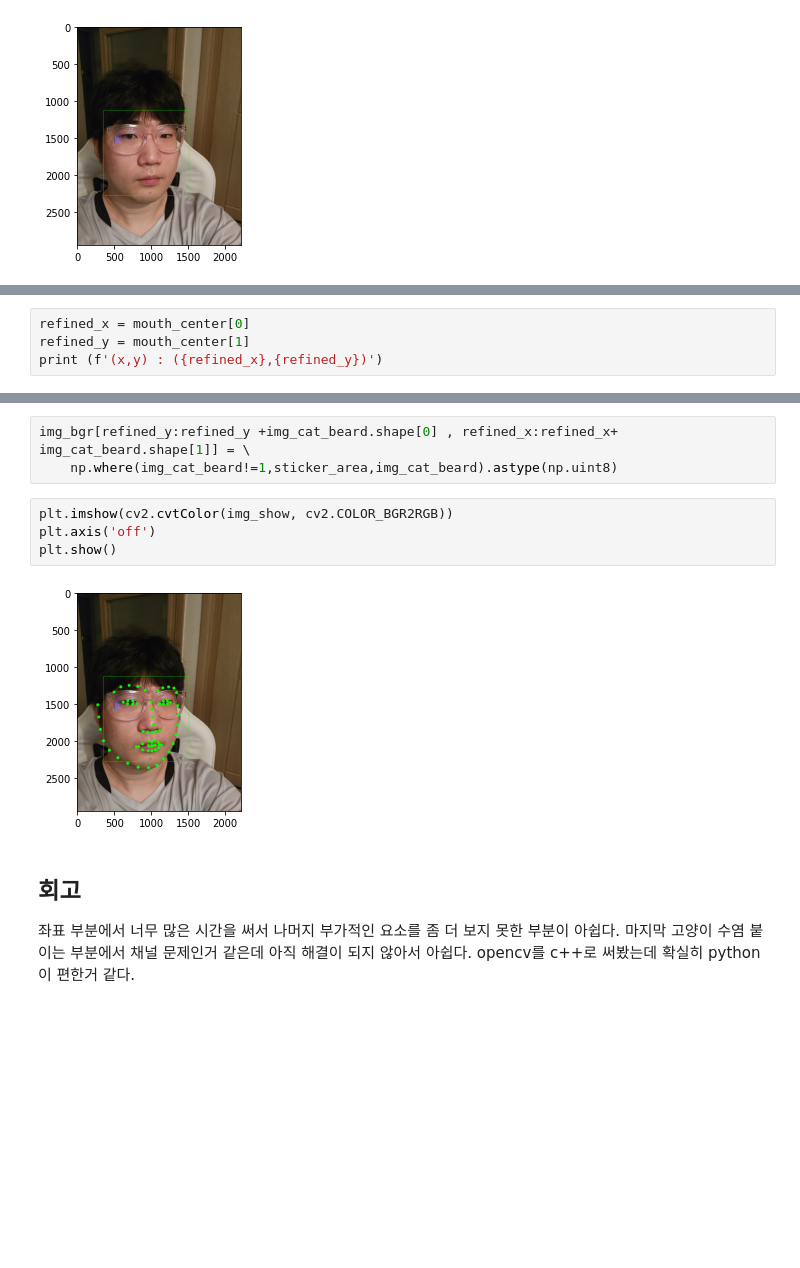
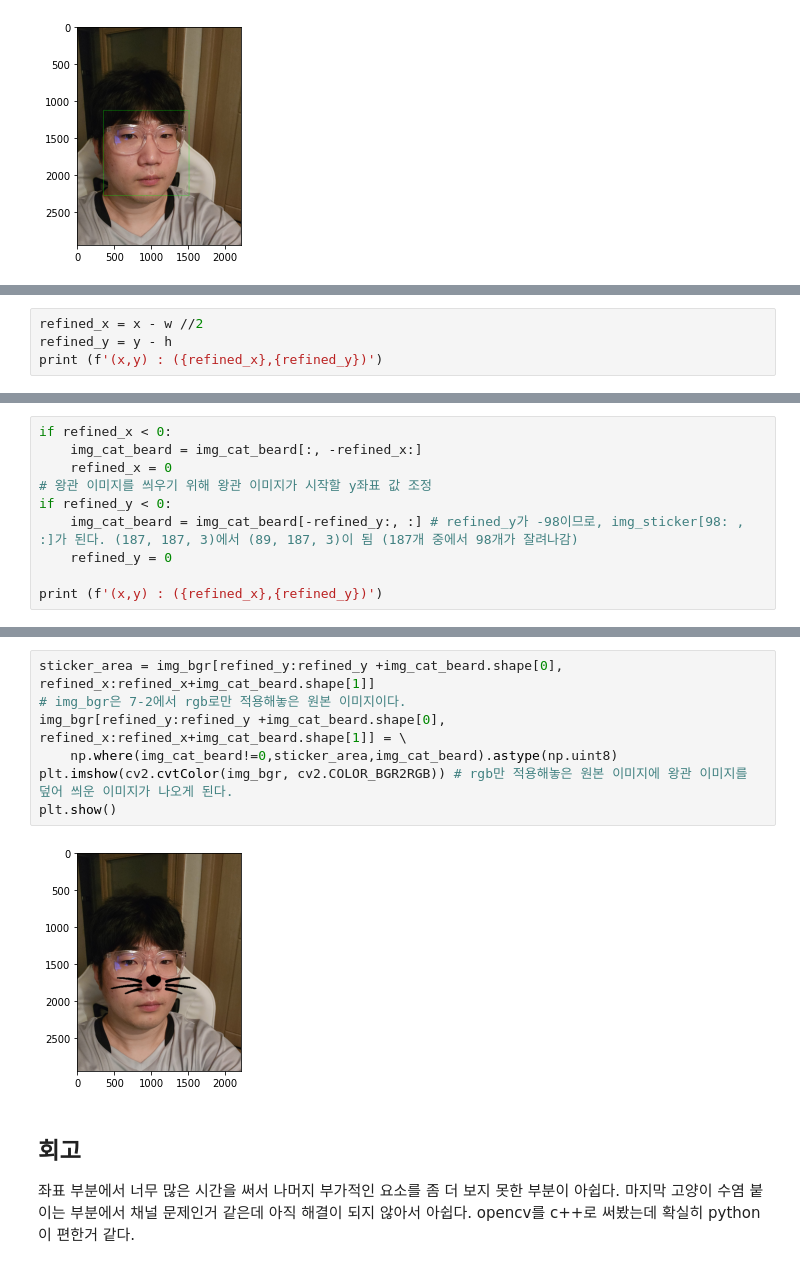
Before and after one commit to ssmyym/AIFFEL_quest_rs, a Jupyter notebook: Exploration/EX03/고양이수염.ipynb, the cells around one changed output, grey strips where cells are left out. Drawn from its saved outputs; the diff is of its cells as text; blank space fills up the shorter version.

```diff
--- a/Exploration/EX03/고양이수염.ipynb
+++ b/Exploration/EX03/고양이수염.ipynb
@@ -154,5 +160,5 @@ plt.imshow(img_cat_beard)
 # %%
-refined_x = mouth_center[0]
-refined_y = mouth_center[1]
+refined_x = x - w //2
+refined_y = y - h
 print (f'(x,y) : ({refined_x},{refined_y})')
 # %% [output]
@@ -159,0 +166,10 @@ print (f'(x,y) : ({refined_x},{refined_y})')
+# %%
+if refined_x < 0:
+    img_cat_beard = img_cat_beard[:, -refined_x:]
+    refined_x = 0
+# 왕관 이미지를 씌우기 위해 왕관 이미지가 시작할 y좌표 값 조정
+if refined_y < 0:
+    img_cat_beard = img_cat_beard[-refined_y:, :] # refined_y가 -98이므로, img_sticker[98: , :]가 된다. (187, 187, 3)에서 (89, 187, 3)이 됨 (187개 중에서 98개가 잘려나감)
+    refined_y = 0
+
+print (f'(x,y) : ({refined_x},{refined_y})')
@@ -162,12 +190,12 @@ sticker_area = img_show[refined_y:refined_y+img_cat_beard.shape[0], refined_x:re
 # %%
-img_bgr[refined_y:refined_y +img_cat_beard.shape[0] , refined_x:refined_x+ img_cat_beard.shape[1]] = \
-    np.where(img_cat_beard!=1,sticker_area,img_cat_beard).astype(np.uint8)
+sticker_area = img_bgr[refined_y:refined_y +img_cat_beard.shape[0], refined_x:refined_x+img_cat_beard.shape[1]]
+# img_bgr은 7-2에서 rgb로만 적용해놓은 원본 이미지이다.
+img_bgr[refined_y:refined_y +img_cat_beard.shape[0], refined_x:refined_x+img_cat_beard.shape[1]] = \
+    np.where(img_cat_beard!=0,sticker_area,img_cat_beard).astype(np.uint8)
+plt.imshow(cv2.cvtColor(img_bgr, cv2.COLOR_BGR2RGB)) # rgb만 적용해놓은 원본 이미지에 왕관 이미지를 덮어 씌운 이미지가 나오게 된다.
+plt.show()
+# %% [output]
+[figure, added]
-# %%
-plt.imshow(cv2.cvtColor(img_show, cv2.COLOR_BGR2RGB))
-plt.axis('off')
-plt.show()
-# %% [output]
-[figure, removed]
 # %% [markdown]
 ## 회고
 
```
Also changed, not shown: parts of 14 cells of this notebook.
